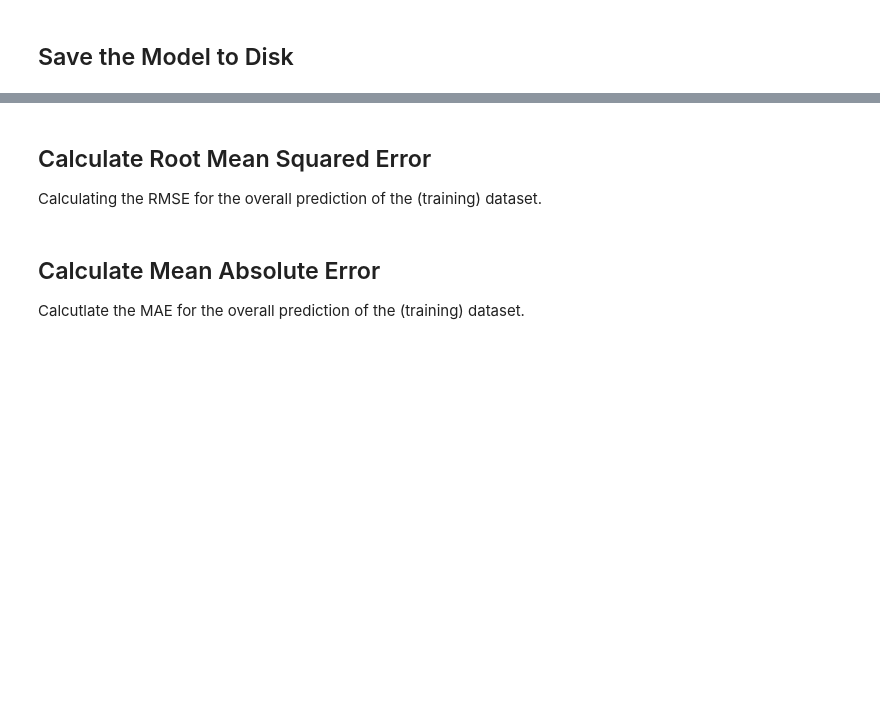
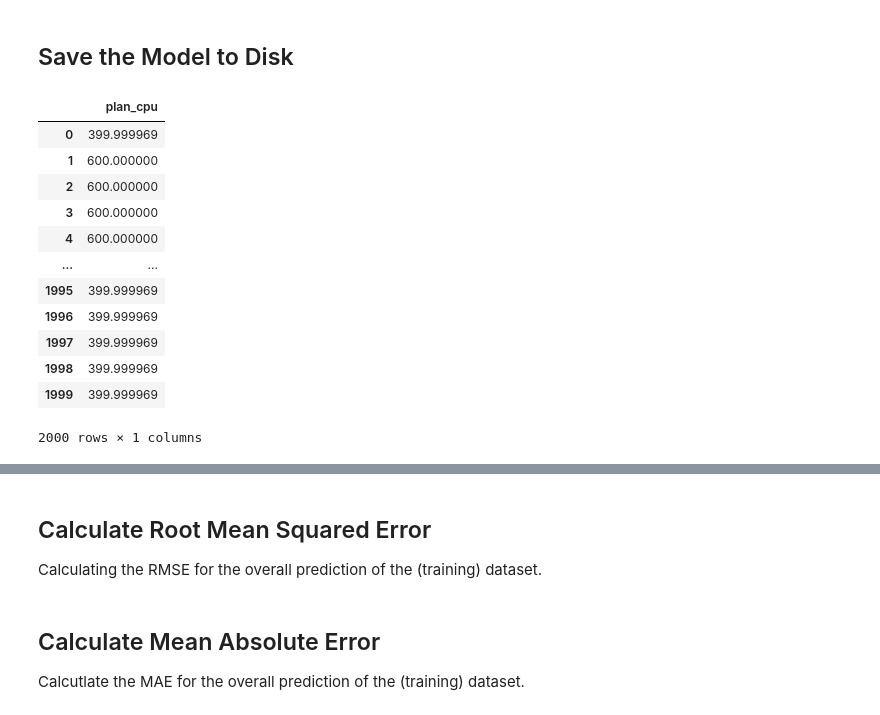
Before and after one commit to MyGodItsFull0fStars/alibaba_clusterdata, a Jupyter notebook: cluster-trace-gpu-v2020/prediction/lstm_general_prediction.ipynb, the cells around one changed output, grey strips where cells are left out. Saved outputs shown, nothing was run; the diff lists cells and outputs as text; code cells hidden in the pictures; blank space fills up the shorter version.

```diff
--- a/cluster-trace-gpu-v2020/prediction/lstm_general_prediction.ipynb
+++ b/cluster-trace-gpu-v2020/prediction/lstm_general_prediction.ipynb
@@ -229,10 +234,25 @@ actual_data_df = pd.DataFrame(actual_data, columns=label_columns)
 prediction_df = dataset.y_scaler.inverse_normalization_df(prediction_df)
 actual_data_df = dataset.y_scaler.inverse_normalization_df(actual_data_df)
 # %%
-plan_df = dataset.X_scaler.convert_tensor_to_df(X_df)
+plan = X_df.cpu()
+plan_df = dataset.X_scaler.convert_tensor_to_df(plan)
 plan_df = dataset.X_scaler.inverse_standardize_df(plan_df)
 plan_df = plan_df[['plan_cpu']]
 plan_df
+# %% [output]
+|  | plan_cpu |
+| 0 | 399.999969 |
+| 1 | 600.000000 |
+| 2 | 600.000000 |
+| 3 | 600.000000 |
+| 4 | 600.000000 |
+| ... | ... |
+| 1995 | 399.999969 |
+| 1996 | 399.999969 |
+| 1997 | 399.999969 |
+| 1998 | 399.999969 |
+| 1999 | 399.999969 |
+2000 rows × 1 columns
 # %%
 combined_df = pd.merge(actual_data_df, prediction_df, left_index=True, right_index=True)
 # combined_df.rename()
```
Also changed, not shown: parts of 10 cells of this notebook.
